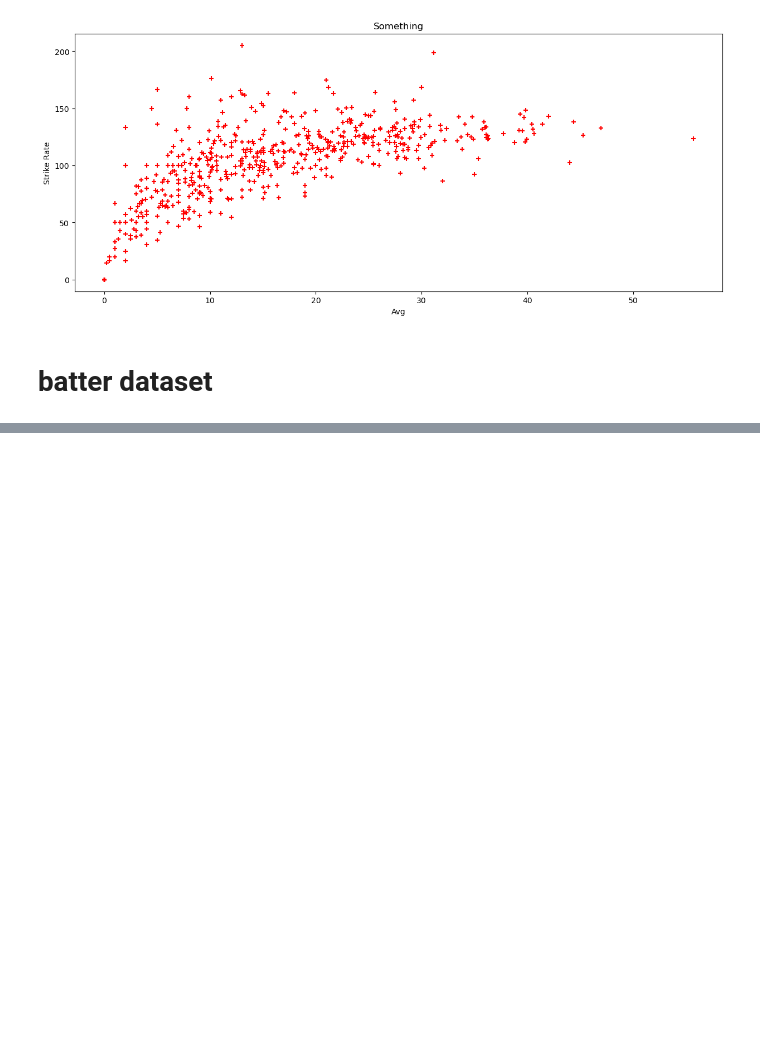
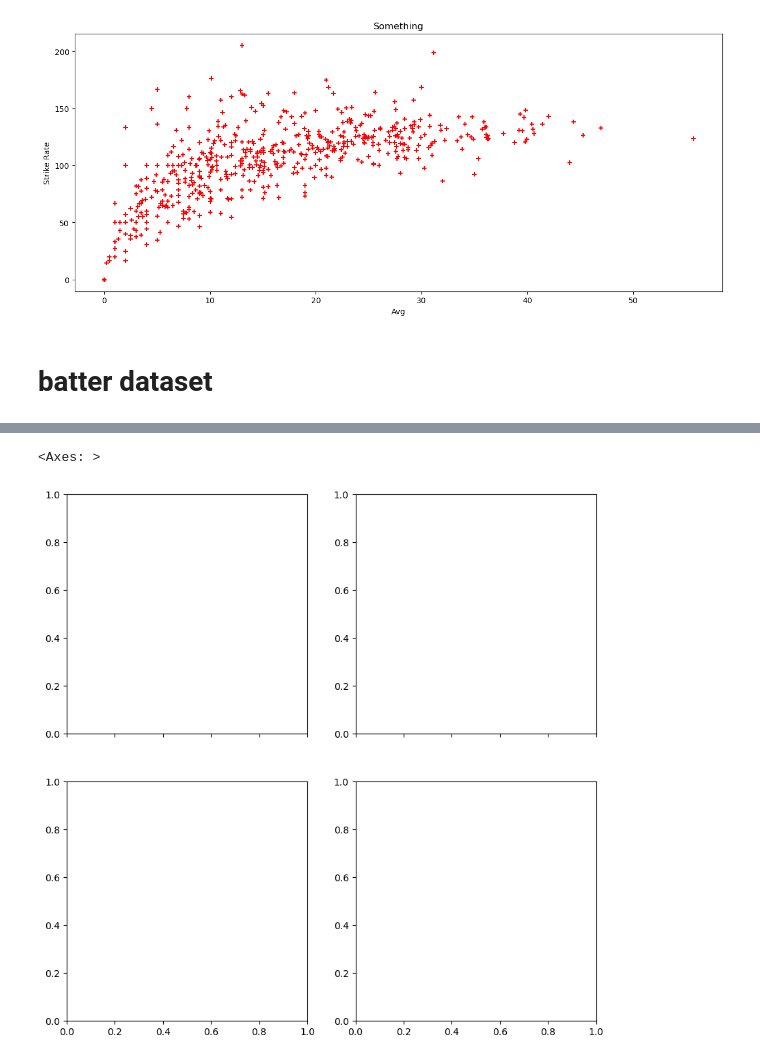
Before and after one commit to rakeshtunasahu/All-about-Python-basic-OOPs-libraries-, a Jupyter notebook: Advanced_matplotlib/Subplots_matplotlib.ipynb, the cells around one changed output, grey strips where cells are left out. Saved outputs shown, nothing was run; the diff lists cells and outputs as text; code cells hidden in the pictures; blank space fills up the shorter version.

```diff
--- a/Advanced_matplotlib/Subplots_matplotlib.ipynb
+++ b/Advanced_matplotlib/Subplots_matplotlib.ipynb
@@ -56,0 +84,7 @@ Text(0.5, 0, 'Avg')
+# %%
+fig, ax = plt.subplots(nrows=2,ncols=2,sharex=True,figsize=(10,10))
+
+ax[1,1]
+# %% [output]
+<Axes: >
+[figure, added]
```
Also changed, not shown: parts of 3 cells of this notebook, 1 other file.
